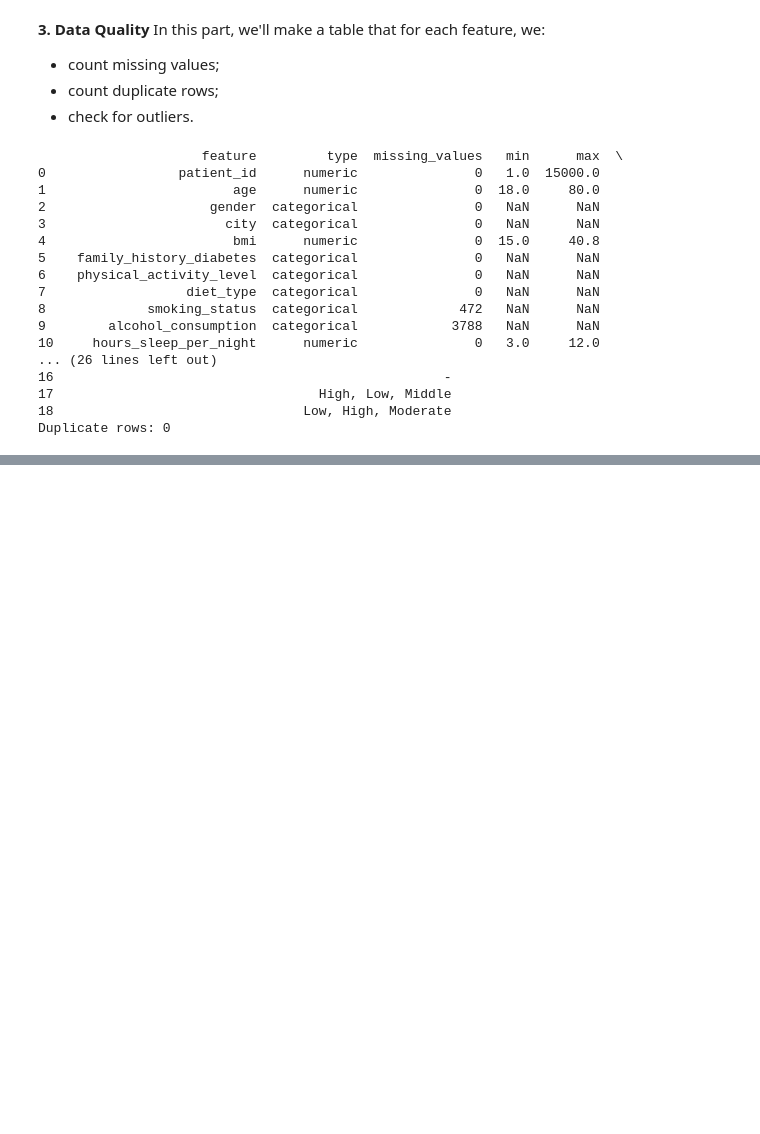
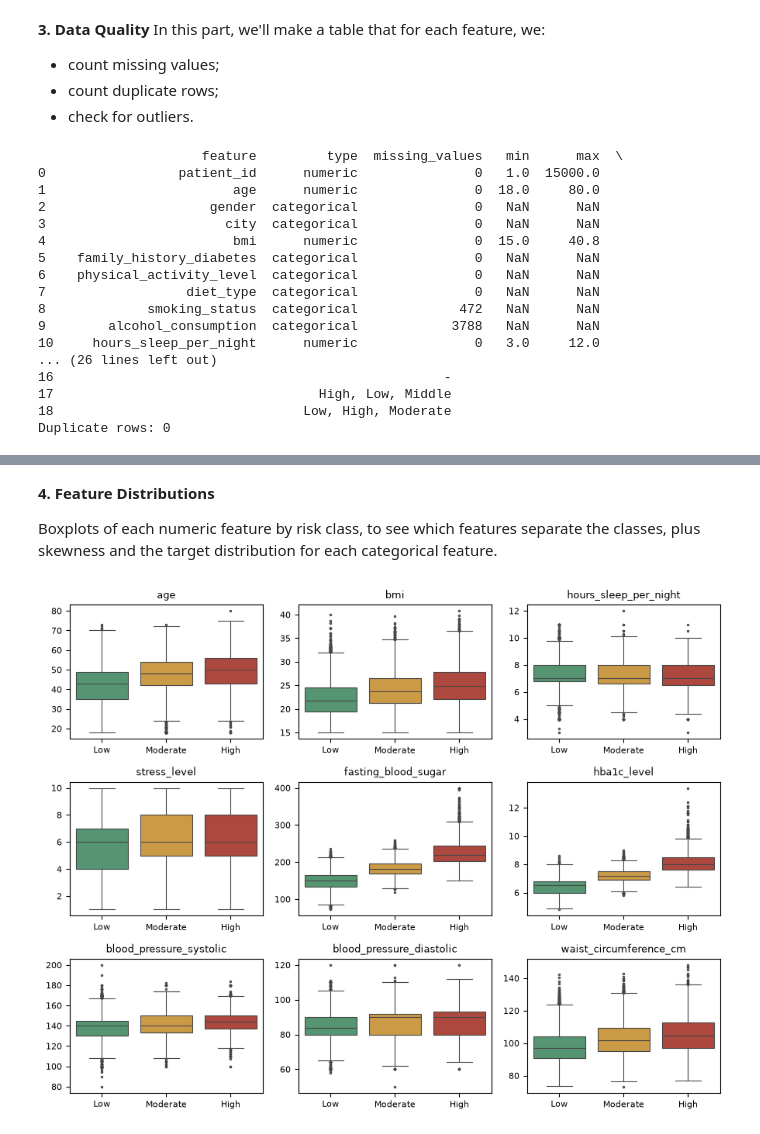
Before and after one commit to rodrigojsm/AC_Project, a Jupyter notebook: exploratory_analysis.ipynb, the cells around one changed output, grey strips where cells are left out. Cells and saved outputs as stored; diff of their text form; code cells hidden in the pictures; blank space fills up the shorter version.

```diff
--- a/exploratory_analysis.ipynb
+++ b/exploratory_analysis.ipynb
@@ -97,0 +182,19 @@ Duplicate rows: 0
+# %%
+rows = []
+for col in num.columns:
+    q1, q3 = num[col].quantile([0.25, 0.75])
+    iqr = q3 - q1
+    is_outlier = (num[col] < q1 - 1.5 * iqr) | (num[col] > q3 + 1.5 * iqr)
+    share = data.loc[is_outlier, 'diabetes_risk'].value_counts(normalize=True).reindex(order).fillna(0).round(2)
+    rows.append({
+        'feature': col,
+        'outliers': is_outlier.sum(),
+        'outliers (%)': round(is_outlier.mean() * 100, 1),
+        'Low': share['Low'], 'Moderate': share['Moderate'], 'High': share['High'],
+    })
+
+outliers = pd.DataFrame(rows).set_index('feature')
+print(outliers)
+outliers.to_csv(os.path.join(out_dir, 'outliers.csv'))
+
+print('Diastolic >= systolic pressure:', (data['blood_pressure_diastolic'] >= data['blood_pressure_systolic']).sum())
@@ -97,0 +214,18 @@ Duplicate rows: 0
+# %% [markdown]
+**4. Feature Distributions**
+
+Boxplots of each numeric feature by risk class, to see which features separate the classes, plus skewness and the target distribution for each categorical feature.
+# %%
+fig, axes = plt.subplots(3, 3, figsize=(9, 7))
+for ax, col in zip(axes.ravel(), num.columns):
+    sns.boxplot(data=data, x='diabetes_risk', y=col, order=order, hue='diabetes_risk', hue_order=order,
+                palette=colors, legend=False, ax=ax, fliersize=1.5, linewidth=0.8)
+    ax.set_xlabel('')
+    ax.set_ylabel('')
+    ax.set_title(col, fontsize=9)
+    ax.tick_params(labelsize=8)
+plt.tight_layout()
+save_fig('eda_distributions.pdf')
+plt.show()
+# %% [output]
+[figure, added]
```
Also changed, not shown: parts of 11 cells of this notebook, 6 other files.
